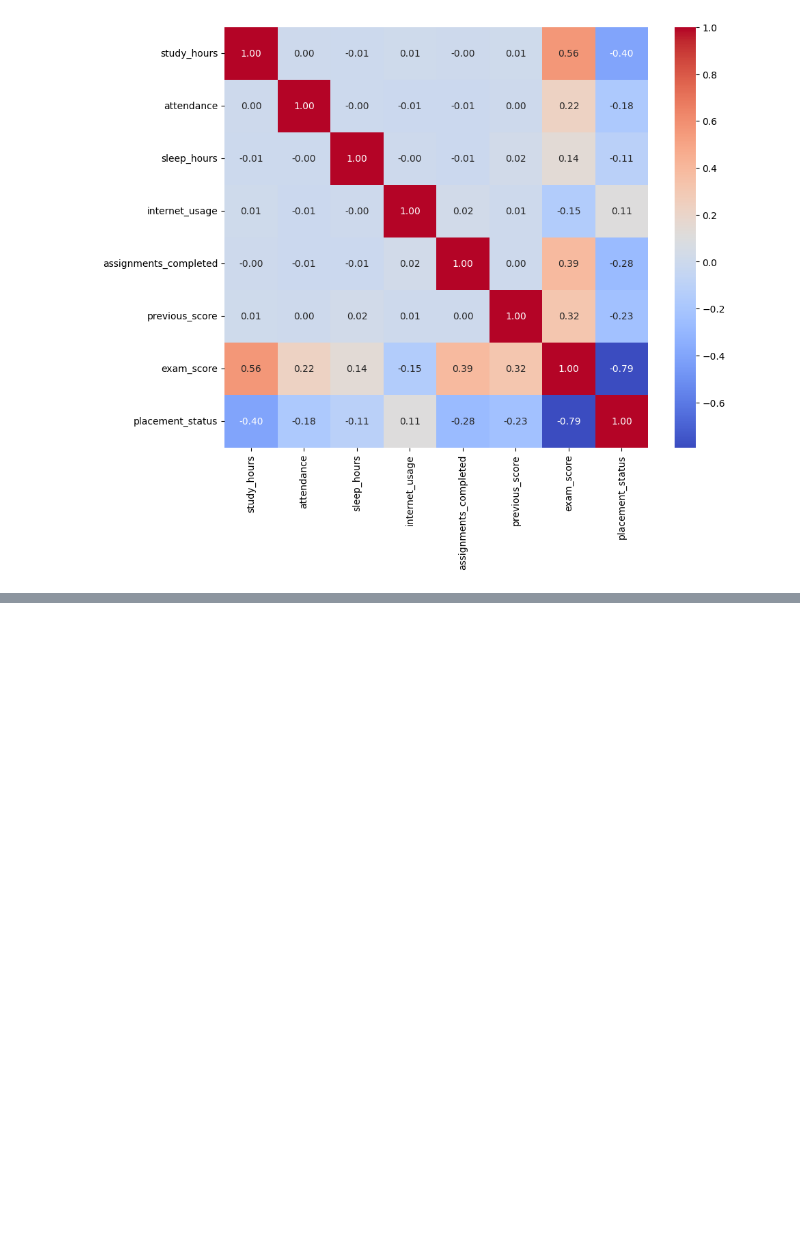
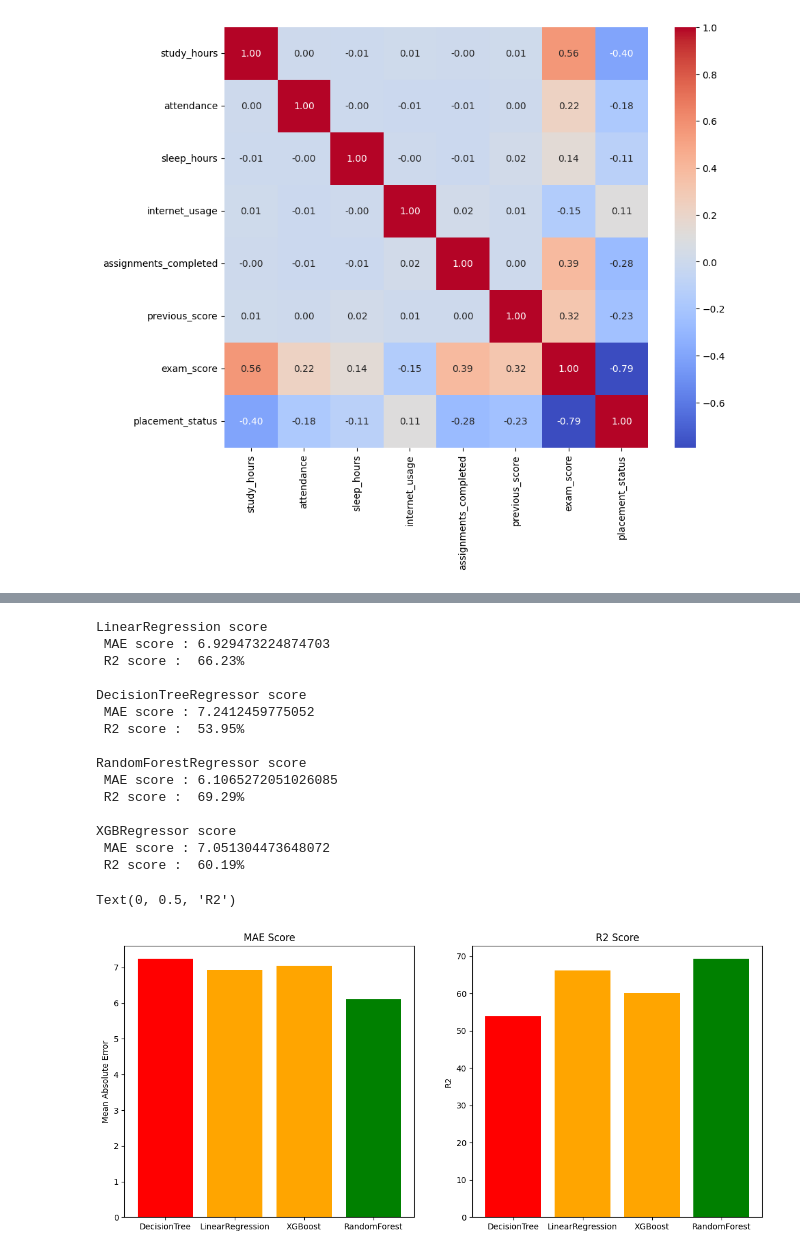
Before and after one commit to tiopramana/machine_learning, a Jupyter notebook: Project/Student_performance/main.ipynb, the cells around one changed output, grey strips where cells are left out. Drawn from its saved outputs; the diff is of its cells as text; code cells hidden in the pictures; blank space fills up the shorter version.

```diff
--- a/Project/Student_performance/main.ipynb
+++ b/Project/Student_performance/main.ipynb
@@ -76,0 +110,20 @@ plt.show()
+# %%
+# Preprocessing step to used for training
+
+X = dfe.drop(['placement_status', 'exam_score'], axis=1)
+
+y_reg, y_clf = dfe['exam_score'], dfe['placement_status']
+
+# Train and test for regression
+X_train_reg, X_valid_reg, y_train_reg, y_valid_reg = train_test_split(X, y_reg , train_size=0.2, test_size=0.2, random_state=42)
+
+# Train and test for classifier
+X_train_clf, X_valid_clf, y_train_clf, y_valid_clf = train_test_split(X, y_clf, train_size=0.2, test_size=0.2, random_state=42)
+
+print("The result of regression train & test size")
+print("-"*20)
+print("Train size : ", len(y_train_reg))
+print("Test size : ", len(y_valid_reg))
+print("-"*20)
+print("Train size : ", len(y_train_clf))
+print("Test size : ", len(y_valid_clf))
@@ -76,0 +138,50 @@ plt.show()
+# %%
+# Train and Test Using XGBRegressor, LinearRegressor, RandomForestRegressor
+
+models = {
+    "LinearRegression" : LinearRegression(),
+    "DecisionTreeRegressor" : DecisionTreeRegressor(max_depth=10, random_state=42, min_samples_leaf=2, min_samples_split=20),
+    "RandomForestRegressor" : RandomForestRegressor(max_depth=10 , n_estimators=200, random_state=42, min_samples_split=2, min_samples_leaf=1),
+    "XGBRegressor" : XGBRegressor(n_estimators=100, learning_rate=0.5, random_state=2),
+
+}
+
+for name, model in models.items():
+    model.fit(X_train_reg, y_train_reg)
+    y_preds = model.predict(X_valid_reg)
+    mae = mean_absolute_error(y_valid_reg, y_preds)
+    r2 = r2_score(y_valid_reg, y_preds)
+    print(f"\n{name} score \n MAE score : {mae} \n R2 score : {r2 * 100 : .2f}%")
+
+models = ['DecisionTree', 'LinearRegression', 'XGBoost', 'RandomForest']
+
+mae_scores = [7.24, 6.93, 7.05, 6.11]
+r2_scores = [53.95, 66.23, 60.19, 69.29]
+
+fig, axes = plt.subplots(1, 2, figsize=(14,6))
+
+axes[0].set_title("MAE Score")
+axes[0].bar(models, mae_scores, color=['red', 'orange', 'orange', 'green'])
+axes[0].set_ylabel("Mean Absolute Error")
+
+axes[1].set_title("R2 Score")
+axes[1].bar(models, r2_scores, color=['red', 'orange', 'orange', 'green'])
+axes[1].set_ylabel("R2")
+# %% [output]
+LinearRegression score
+ MAE score : 6.929473224874703
+ R2 score :  66.23%
+
+DecisionTreeRegressor score
+ MAE score : 7.2412459775052
+ R2 score :  53.95%
+
+RandomForestRegressor score
+ MAE score : 6.1065272051026085
+ R2 score :  69.29%
+
+XGBRegressor score
+ MAE score : 7.051304473648072
+ R2 score :  60.19%
+Text(0, 0.5, 'R2')
+[figure, added]
```
Also changed, not shown: parts of 8 cells of this notebook.
